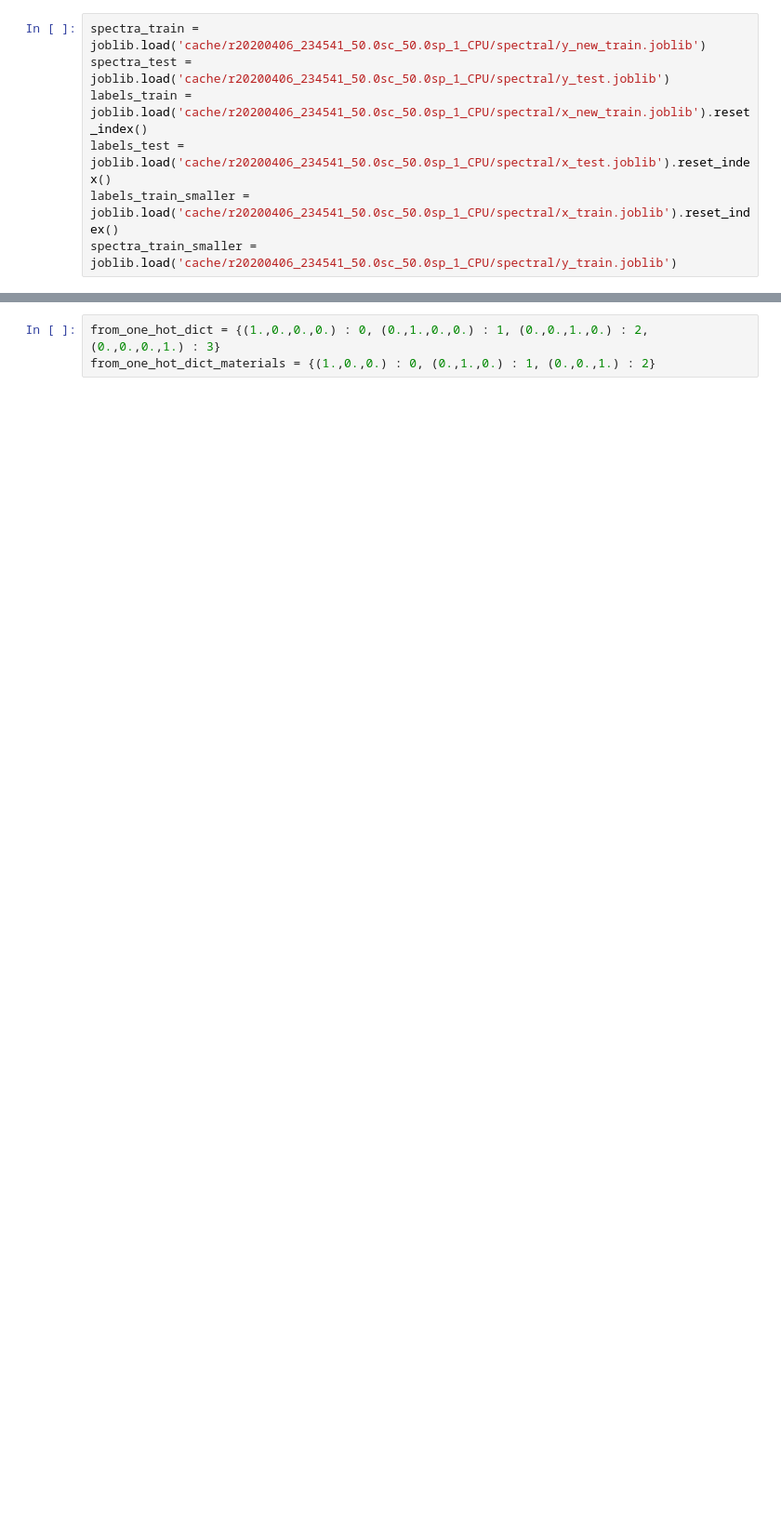
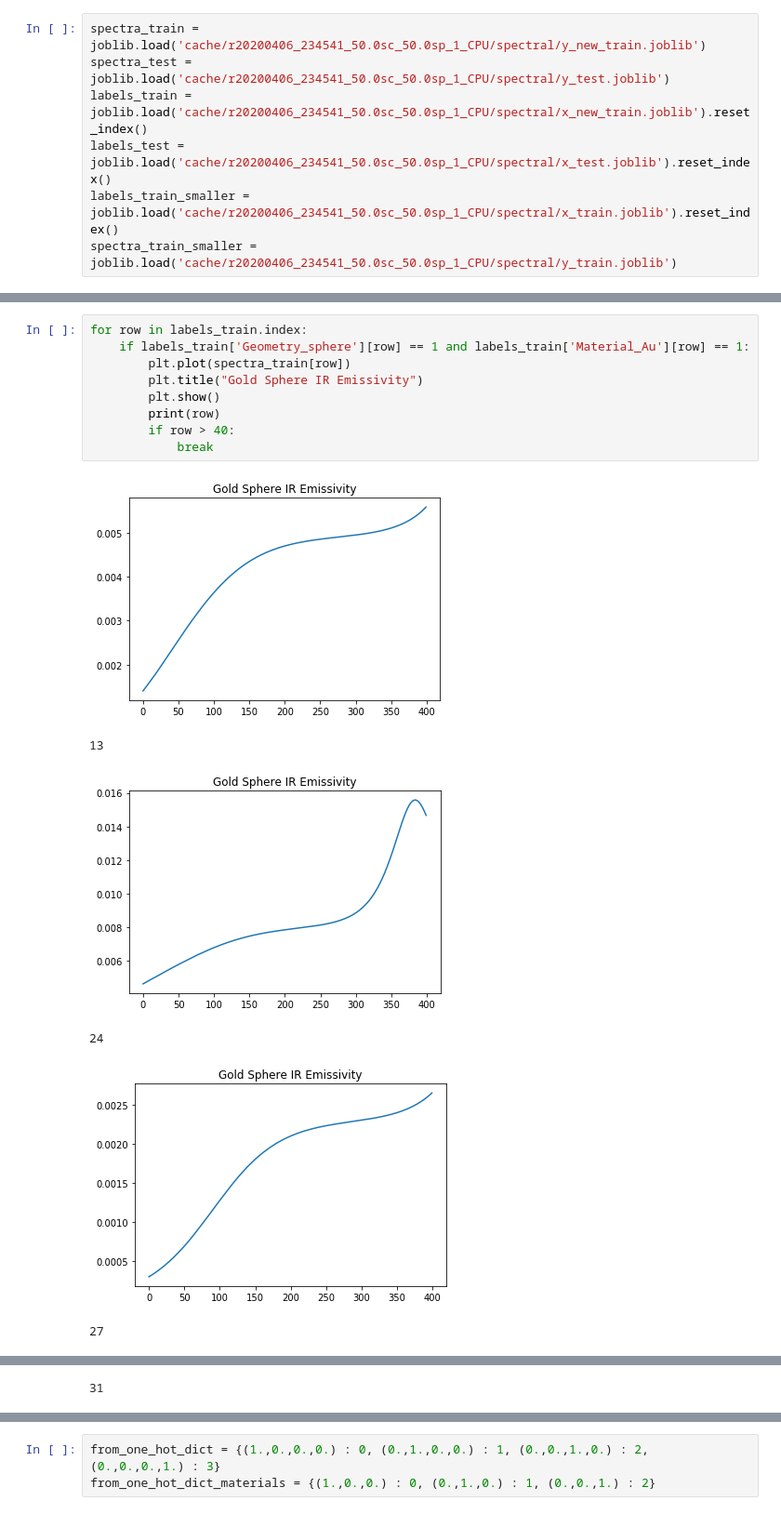
Before and after one commit to chloechsu/nanoparticle, a Jupyter notebook: src/RF_Model.ipynb, the cells around one changed output, grey strips where cells are left out. Shown: that part at 93% size. Drawn from its saved outputs; the diff is of its cells as text; blank space fills up the shorter version.

```diff
--- a/src/RF_Model.ipynb
+++ b/src/RF_Model.ipynb
@@ -142,0 +199,16 @@ spectra_train_smaller = joblib.load('cache/r20200406_234541_50.0sc_50.0sp_1_CPU/
+# %%
+for row in labels_train.index:
+    if labels_train['Geometry_sphere'][row] == 1 and labels_train['Material_Au'][row] == 1:
+        plt.plot(spectra_train[row])
+        plt.title("Gold Sphere IR Emissivity")
+        plt.show()
+        print(row)
+        if row > 40:
+            break
+# %% [output]
+[figure, added]
+13
+[figure, added]
+24
+[figure, added]
+27
@@ -142,0 +216 @@ spectra_train_smaller = joblib.load('cache/r20200406_234541_50.0sc_50.0sp_1_CPU/
+31
```
Also changed, not shown: parts of 29 cells of this notebook.
